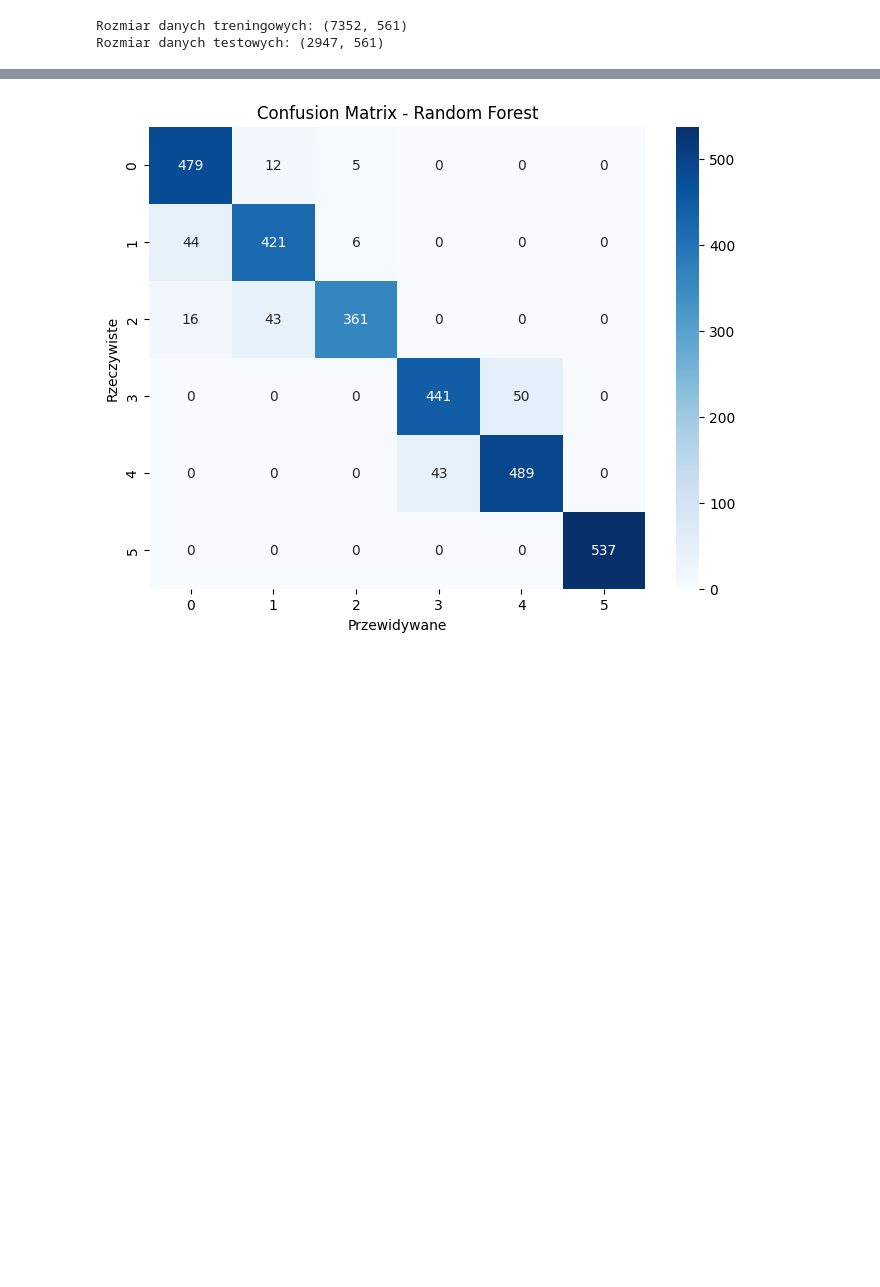
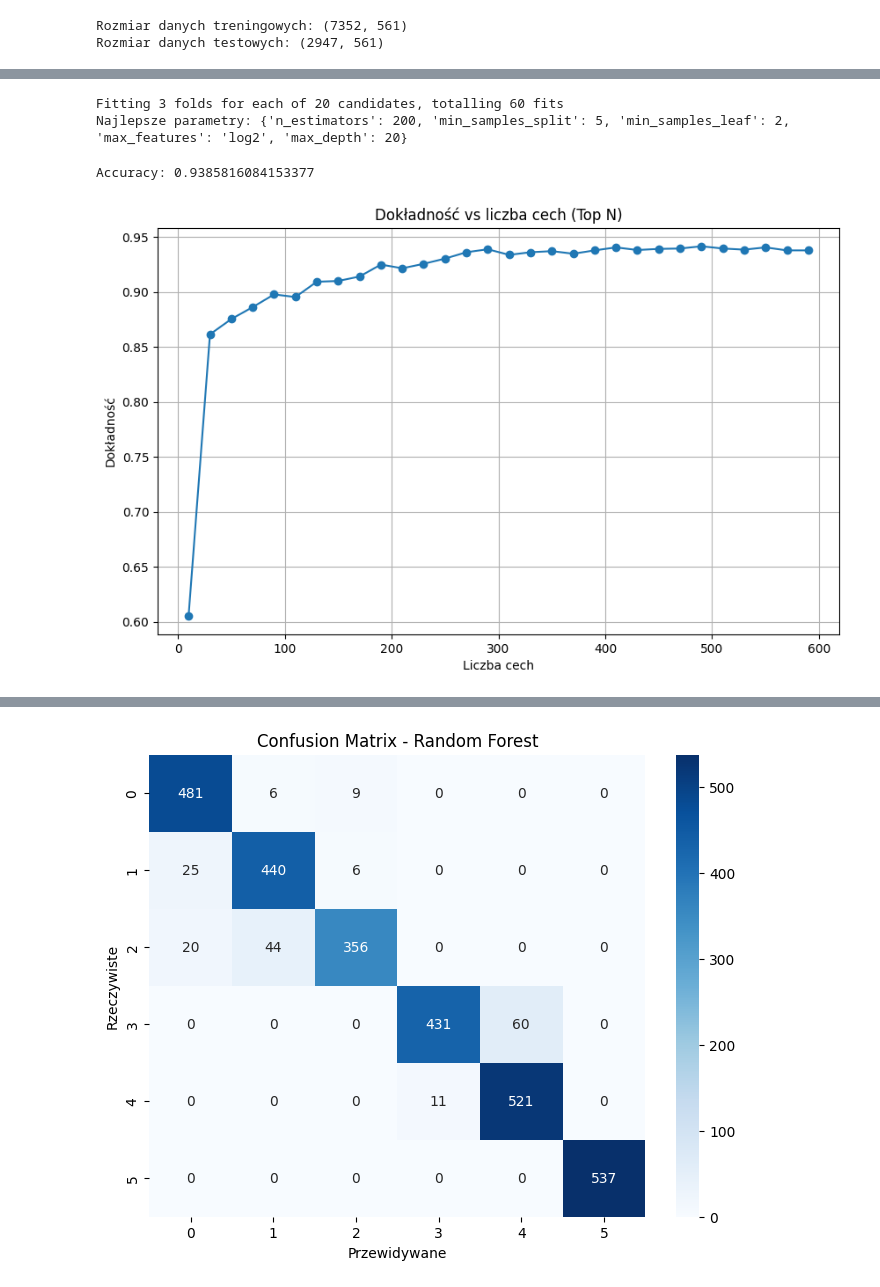
Before and after one commit to MetaMotionPPWID/metamotion-ml, a Jupyter notebook: RandomForest/RandomForest.ipynb, the cells around one changed output, grey strips where cells are left out. Drawn from its saved outputs; the diff is of its cells as text; code cells hidden in the pictures; blank space fills up the shorter version.

Commit message:
Improved random forest via hyperparameter tuning

```diff
--- a/RandomForest/RandomForest.ipynb
+++ b/RandomForest/RandomForest.ipynb
@@ -70,0 +68,80 @@ RandomForestClassifier(random_state=42)
+# %%
+# Tuning hiperparametrów
+
+param_grid = {
+    'n_estimators': [100, 200, 300],
+    'max_depth': [None, 10, 20, 30],
+    'min_samples_split': [2, 5, 10],
+    'min_samples_leaf': [1, 2, 4],
+    'max_features': ['sqrt', 'log2']
+}
+
+rf = RandomForestClassifier(random_state=42)
+random_search = RandomizedSearchCV(estimator=rf, param_distributions=param_grid,
+                                   n_iter=20, cv=3, verbose=2, n_jobs=-1)
+
+random_search.fit(train_data, train_labels.values.ravel())
+print("Najlepsze parametry:", random_search.best_params_)
+# %% [output]
+Fitting 3 folds for each of 20 candidates, totalling 60 fits
+Najlepsze parametry: {'n_estimators': 200, 'min_samples_split': 5, 'min_samples_leaf': 2, 'max_features': 'log2', 'max_depth': 20}
+# %%
+# Model z najlepszymi parametrami
+
+best_rf = RandomForestClassifier(
+    n_estimators=200,
+    min_samples_split=5,
+    min_samples_leaf=2,
+    max_features='log2',
+    max_depth=20,
+    random_state=42,
+    n_jobs=-1  # przyspiesza trenowanie na wielu rdzeniach
+)
+
+best_rf.fit(train_data, train_labels.values.ravel())
+
+y_pred = best_rf.predict(test_data)
+
+from sklearn.metrics import accuracy_score
+print("Accuracy:", accuracy_score(test_labels, y_pred))
+# %% [output]
+Accuracy: 0.9385816084153377
+# %%
+# Feature Selection
+
+import matplotlib.pyplot as plt
+
+accuracies = []
+feature_counts = list(range(10, 600, 20))
+
+importances = best_rf.feature_importances_
+indices = np.argsort(importances)[::-1]
+
+for top_n in feature_counts:
+    X_train_sel = train_data.iloc[:, indices[:top_n]]
+    X_test_sel = test_data.iloc[:, indices[:top_n]]
+
+    model = RandomForestClassifier(
+        n_estimators=200,
+        min_samples_split=5,
+        min_samples_leaf=2,
+        max_features='log2',
+        max_depth=20,
+        random_state=42,
+        n_jobs=-1
+    )
+    model.fit(X_train_sel, train_labels.values.ravel())
+    y_pred = model.predict(X_test_sel)
+    acc = accuracy_score(test_labels, y_pred)
+    accuracies.append(acc)
+
+# 📈 Rysujemy wykres
+plt.figure(figsize=(10, 6))
+plt.plot(feature_counts, accuracies, marker='o')
+plt.title("Dokładność vs liczba cech (Top N)")
+plt.xlabel("Liczba cech")
+plt.ylabel("Dokładność")
+plt.grid(True)
+plt.show()
+# %% [output]
+[figure, added]
```
Also changed, not shown: parts of 6 cells of this notebook.
